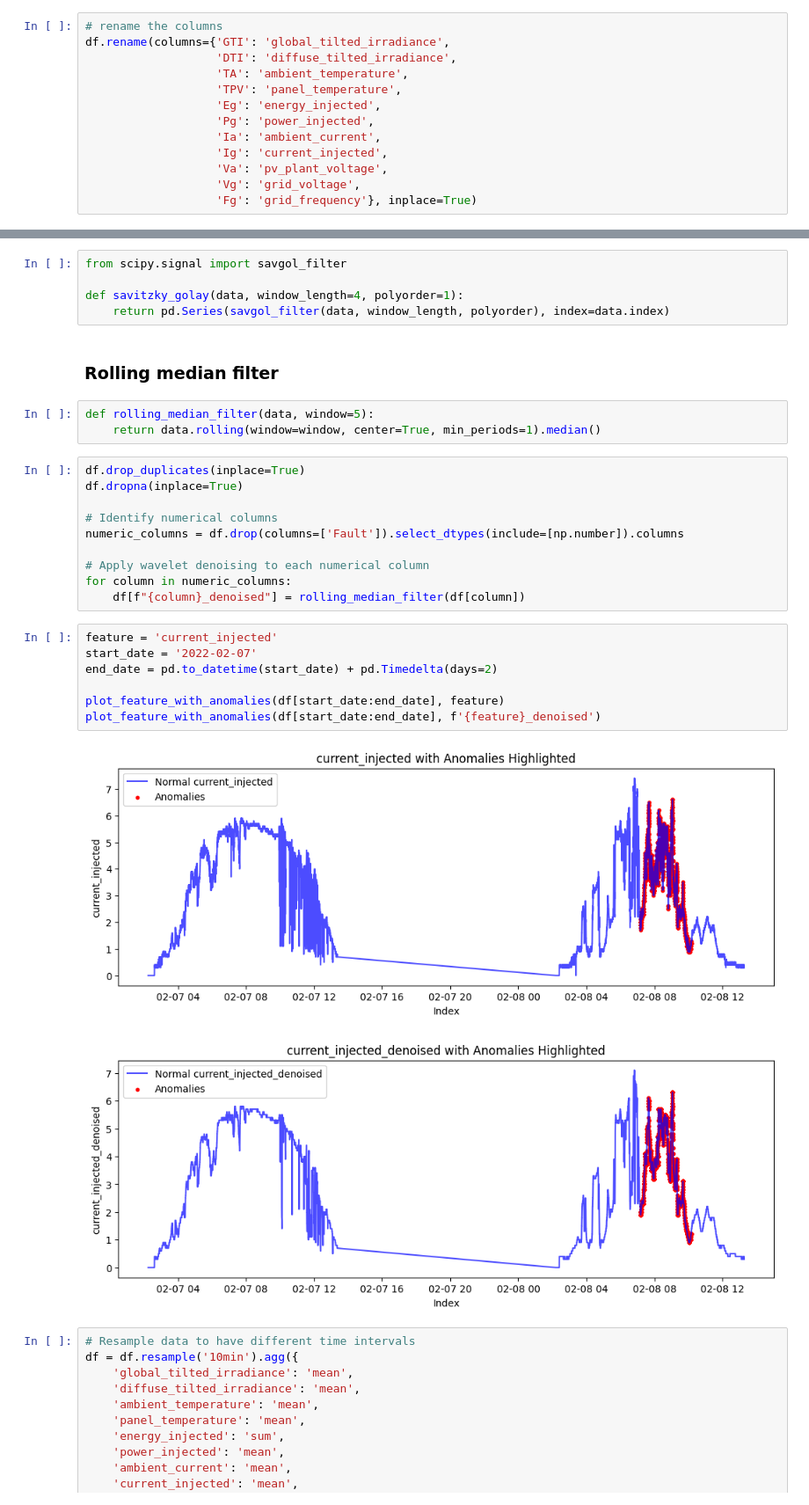
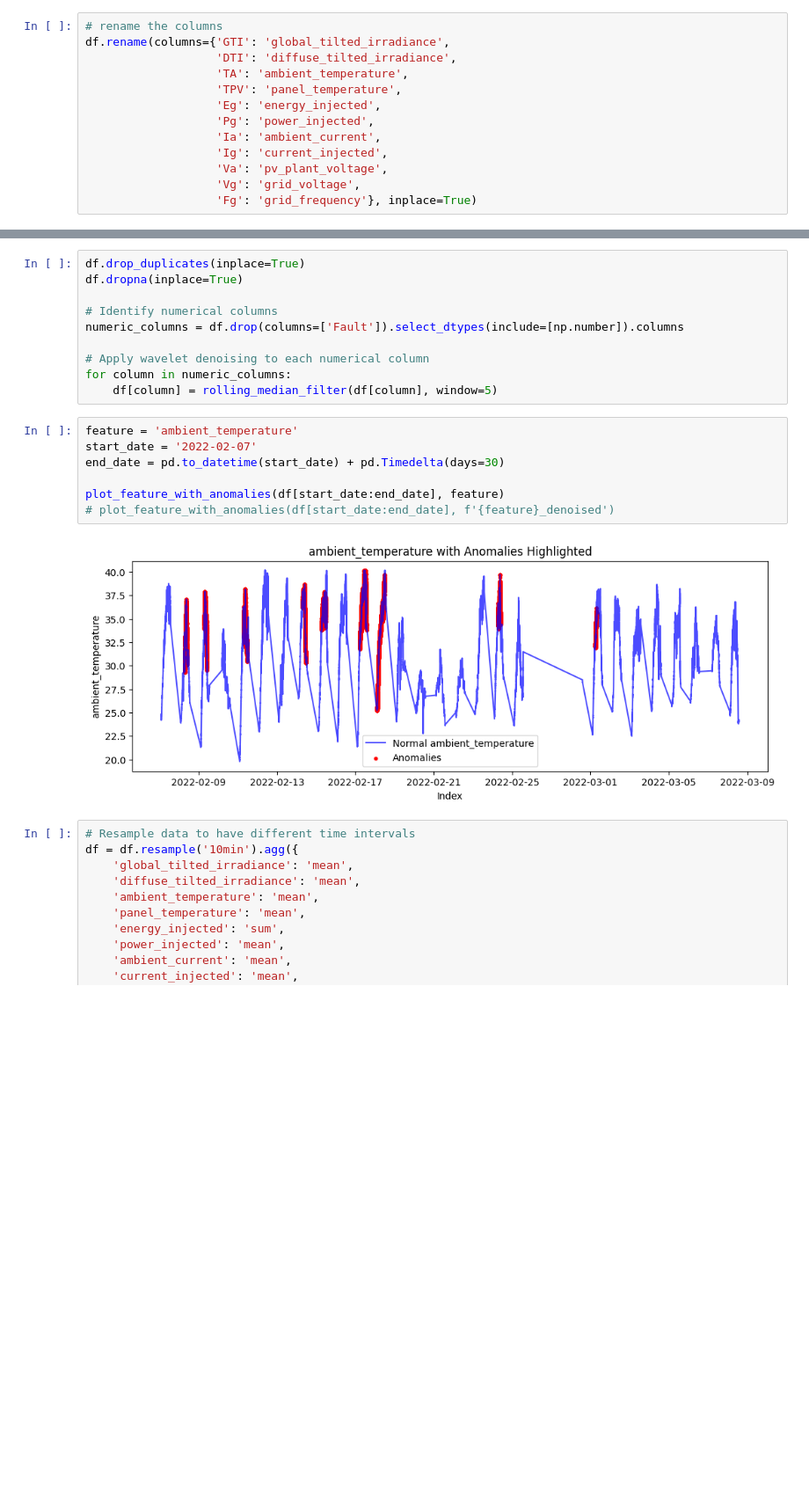
Before and after one commit to AzizjonKasimov/anomaly_detection_development, a Jupyter notebook: GNNAD/preprocess_data_short/prepare_labeled_data.ipynb, the cells around one changed output, grey strips where cells are left out. Shown at 88% size. Drawn from its saved outputs; the diff is of its cells as text; blank space fills up the shorter version.

```diff
--- a/GNNAD/preprocess_data_short/prepare_labeled_data.ipynb
+++ b/GNNAD/preprocess_data_short/prepare_labeled_data.ipynb
@@ -73,13 +56,3 @@ def wavelet_denoise(data, wavelet='sym8', level=3):
-# %%
-from scipy.signal import savgol_filter
-
-def savitzky_golay(data, window_length=4, polyorder=1):
-    return pd.Series(savgol_filter(data, window_length, polyorder), index=data.index)
-# %% [markdown]
-### Rolling median filter
-# %%
-def rolling_median_filter(data, window=5):
-    return data.rolling(window=window, center=True, min_periods=1).median()
 # %%
 df.drop_duplicates(inplace=True)
 df.dropna(inplace=True)
@@ -89,17 +62,16 @@ numeric_columns = df.drop(columns=['Fault']).select_dtypes(include=[np.number]).
 
 # Apply wavelet denoising to each numerical column
 for column in numeric_columns:
-    df[f"{column}_denoised"] = rolling_median_filter(df[column])
+    df[column] = rolling_median_filter(df[column], window=5)
 # %%
-feature = 'current_injected'
+feature = 'ambient_temperature'
 start_date = '2022-02-07'
-end_date = pd.to_datetime(start_date) + pd.Timedelta(days=2)
+end_date = pd.to_datetime(start_date) + pd.Timedelta(days=30)
 
 plot_feature_with_anomalies(df[start_date:end_date], feature)
-plot_feature_with_anomalies(df[start_date:end_date], f'{feature}_denoised')
+# plot_feature_with_anomalies(df[start_date:end_date], f'{feature}_denoised')
 # %% [output]
-[figure, old version]
+[figure, new version]
-[figure, removed]
 # %%
 # Resample data to have different time intervals
 df = df.resample('10min').agg({
```
Also changed, not shown: parts of 17 cells of this notebook, 5 other files.
